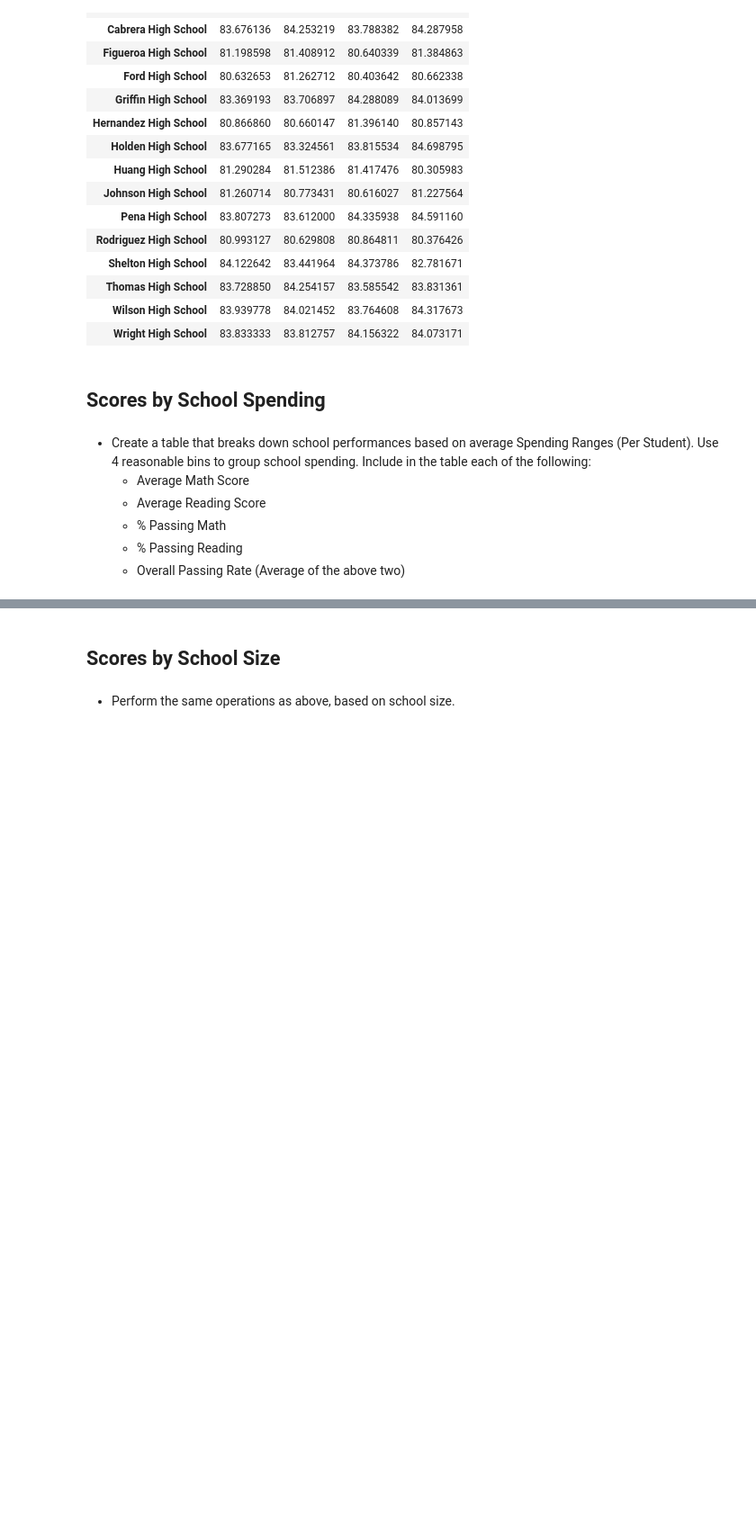
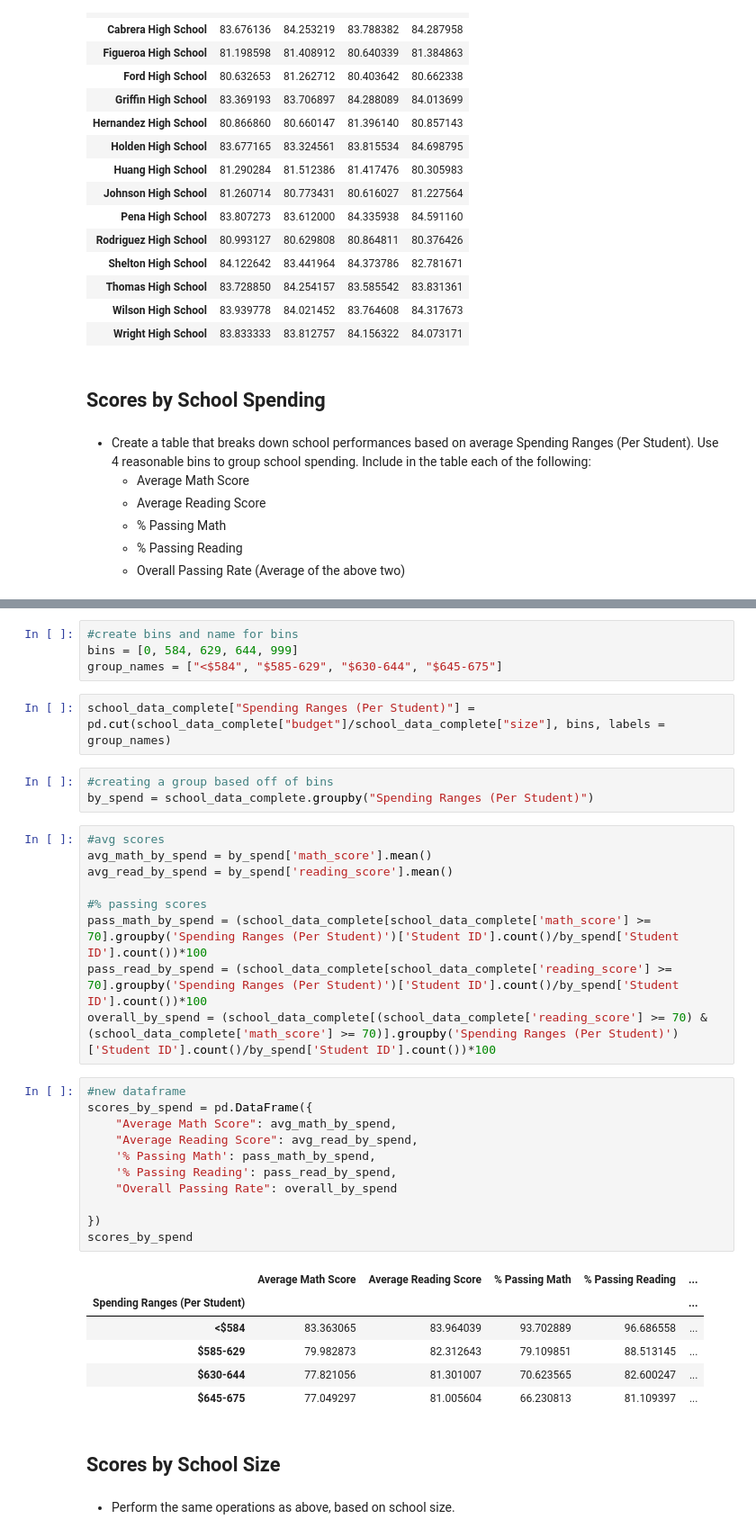
Before and after one commit to hlstevens16/pandas-challenge, a Jupyter notebook: PyCitySchools.ipynb, the cells around one changed output, grey strips where cells are left out. Shown: that part at 90% size. Drawn from its saved outputs; the diff is of its cells as text; blank space fills up the shorter version.

```diff
--- a/PyCitySchools.ipynb
+++ b/PyCitySchools.ipynb
@@ -249,3 +307,39 @@ reading_grades
+# %%
+#create bins and name for bins
+bins = [0, 584, 629, 644, 999]
+group_names = ["<$584", "$585-629", "$630-644", "$645-675"]
+# %%
+school_data_complete["Spending Ranges (Per Student)"] = pd.cut(school_data_complete["budget"]/school_data_complete["size"], bins, labels = group_names)
+# %%
+#creating a group based off of bins
+by_spend = school_data_complete.groupby("Spending Ranges (Per Student)")
+# %%
+#avg scores
+avg_math_by_spend = by_spend['math_score'].mean()
+avg_read_by_spend = by_spend['reading_score'].mean()
+
+#% passing scores
+pass_math_by_spend = (school_data_complete[school_data_complete['math_score'] >= 70].groupby('Spending Ranges (Per Student)')['Student ID'].count()/by_spend['Student ID'].count())*100
+pass_read_by_spend = (school_data_complete[school_data_complete['reading_score'] >= 70].groupby('Spending Ranges (Per Student)')['Student ID'].count()/by_spend['Student ID'].count())*100
+overall_by_spend = (school_data_complete[(school_data_complete['reading_score'] >= 70) & (school_data_complete['math_score'] >= 70)].groupby('Spending Ranges (Per Student)')['Student ID'].count()/by_spend['Student ID'].count())*100
+# %%
+#new dataframe
+scores_by_spend = pd.DataFrame({
+    "Average Math Score": avg_math_by_spend,
+    "Average Reading Score": avg_read_by_spend,
+    '% Passing Math': pass_math_by_spend,
+    '% Passing Reading': pass_read_by_spend,
+    "Overall Passing Rate": overall_by_spend
+
+})
+scores_by_spend
+# %% [output]
+|  | Average Math Score | Average Reading Score | % Passing Math | % Passing Reading | ... |
+| Spending Ranges (Per Student) |  |  |  |  | ... |
+| <$584 | 83.363065 | 83.964039 | 93.702889 | 96.686558 | ... |
+| $585-629 | 79.982873 | 82.312643 | 79.109851 | 88.513145 | ... |
+| $630-644 | 77.821056 | 81.301007 | 70.623565 | 82.600247 | ... |
+| $645-675 | 77.049297 | 81.005604 | 66.230813 | 81.109397 | ... |
 # %% [markdown]
 ## Scores by School Size
 # %% [markdown]
```
Also changed, not shown: parts of 24 cells of this notebook.
